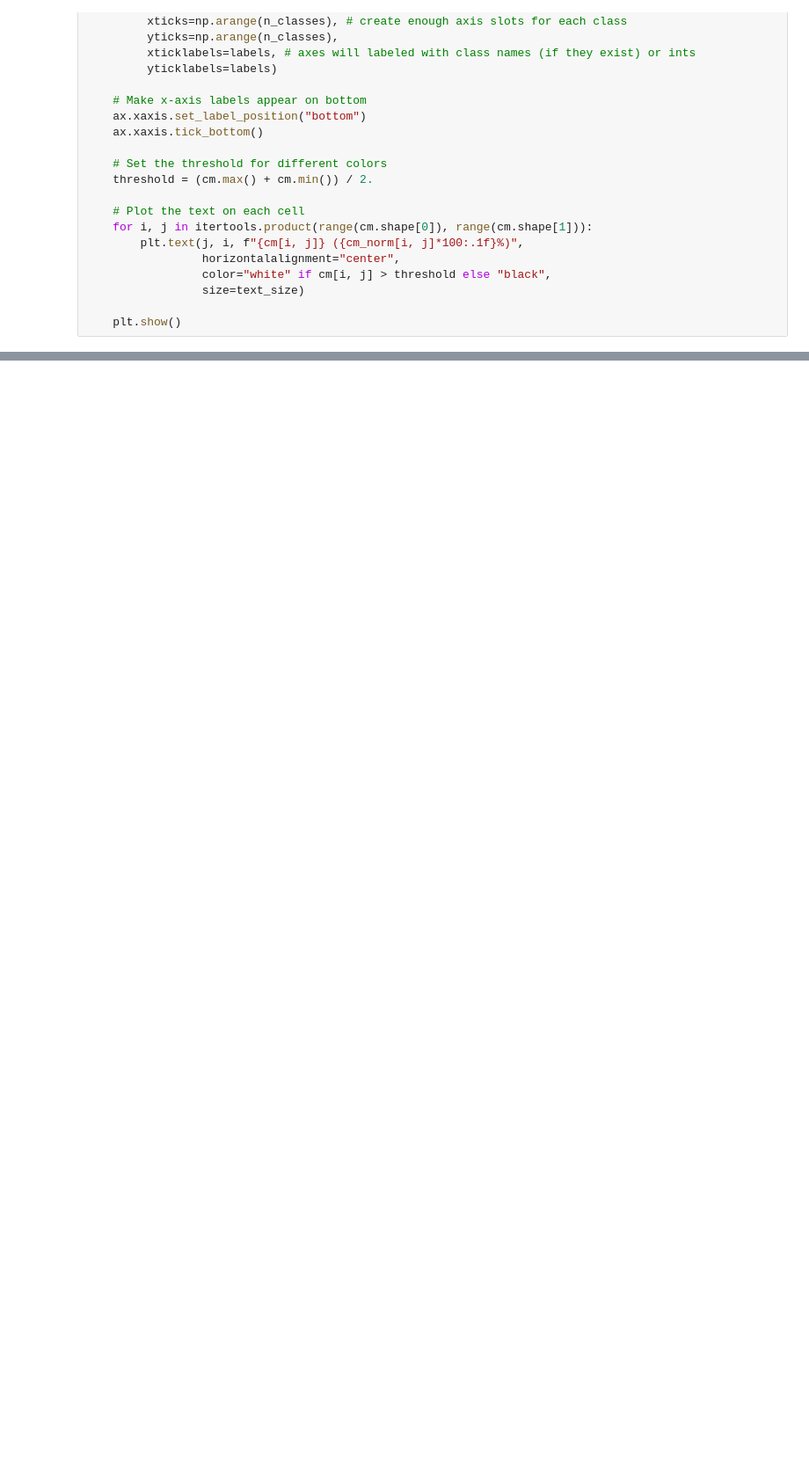
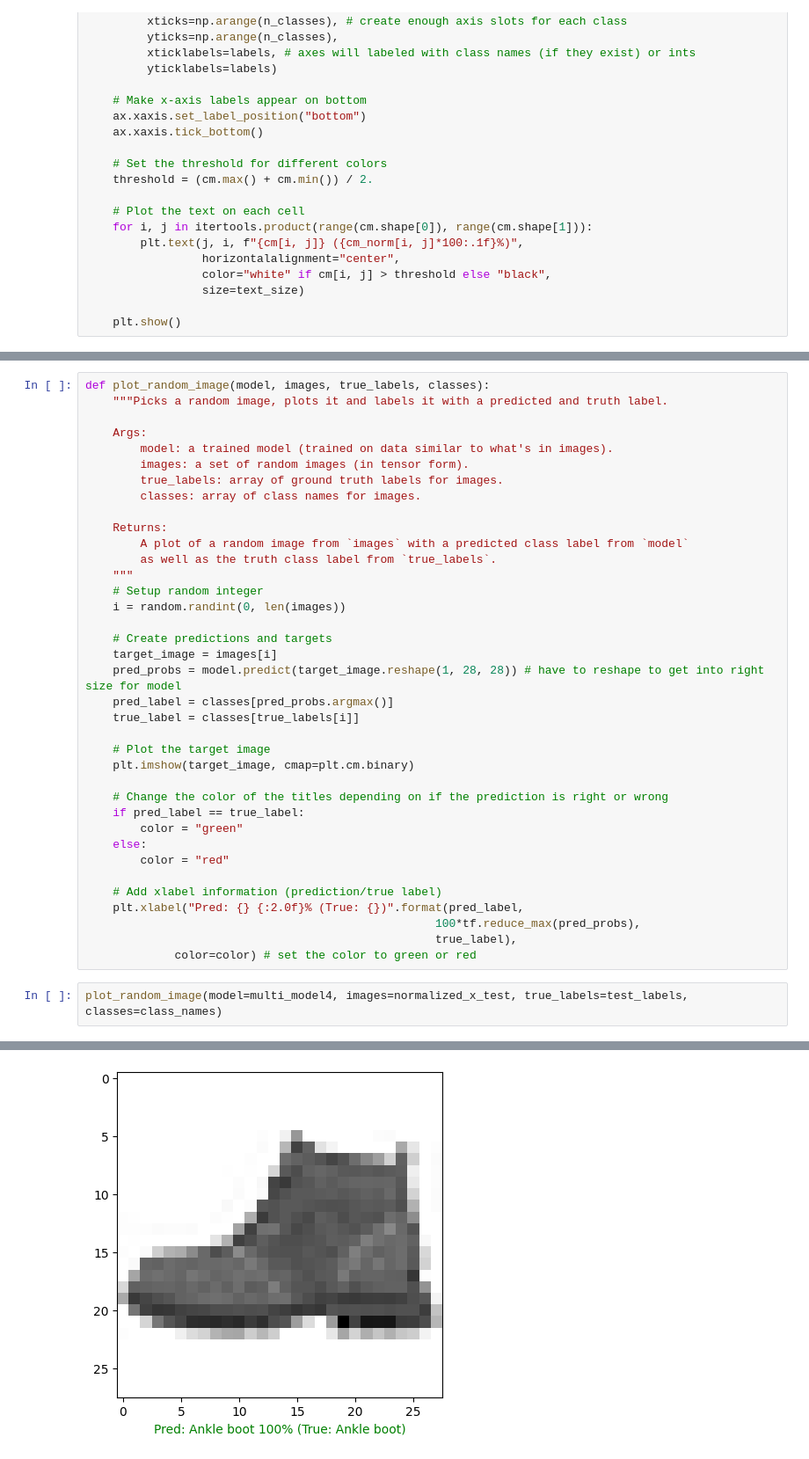
Before and after one commit to nripstein/Tensorflow-Tutorial, a Jupyter notebook: multi-class-classification.ipynb, the cells around one changed output, grey strips where cells are left out. Shown: that part at 88% size. Cells and saved outputs as stored; diff of their text form; blank space fills up the shorter version.

```diff
--- a/multi-class-classification.ipynb
+++ b/multi-class-classification.ipynb
@@ -371,0 +376,40 @@ plot_confusion_matrix(test_labels, y_pred, text_size=10, figsize=(15, 15), class
+# %%
+def plot_random_image(model, images, true_labels, classes):
+    """Picks a random image, plots it and labels it with a predicted and truth label.
+
+    Args:
+        model: a trained model (trained on data similar to what's in images).
+        images: a set of random images (in tensor form).
+        true_labels: array of ground truth labels for images.
+        classes: array of class names for images.
+
+    Returns:
+        A plot of a random image from `images` with a predicted class label from `model`
+        as well as the truth class label from `true_labels`.
+    """
+    # Setup random integer
+    i = random.randint(0, len(images))
+
+    # Create predictions and targets
+    target_image = images[i]
+    pred_probs = model.predict(target_image.reshape(1, 28, 28)) # have to reshape to get into right size for model
+    pred_label = classes[pred_probs.argmax()]
+    true_label = classes[true_labels[i]]
+
+    # Plot the target image
+    plt.imshow(target_image, cmap=plt.cm.binary)
+
+    # Change the color of the titles depending on if the prediction is right or wrong
+    if pred_label == true_label:
+        color = "green"
+    else:
+        color = "red"
+
+    # Add xlabel information (prediction/true label)
+    plt.xlabel("Pred: {} {:2.0f}% (True: {})".format(pred_label,
+                                                   100*tf.reduce_max(pred_probs),
+                                                   true_label),
+             color=color) # set the color to green or red
+# %%
+plot_random_image(model=multi_model4, images=normalized_x_test, true_labels=test_labels, classes=class_names)
+# %% [output]
@@ -371,0 +417 @@ plot_confusion_matrix(test_labels, y_pred, text_size=10, figsize=(15, 15), class
+[figure, added]
```
Also changed, not shown: parts of 19 cells of this notebook.
